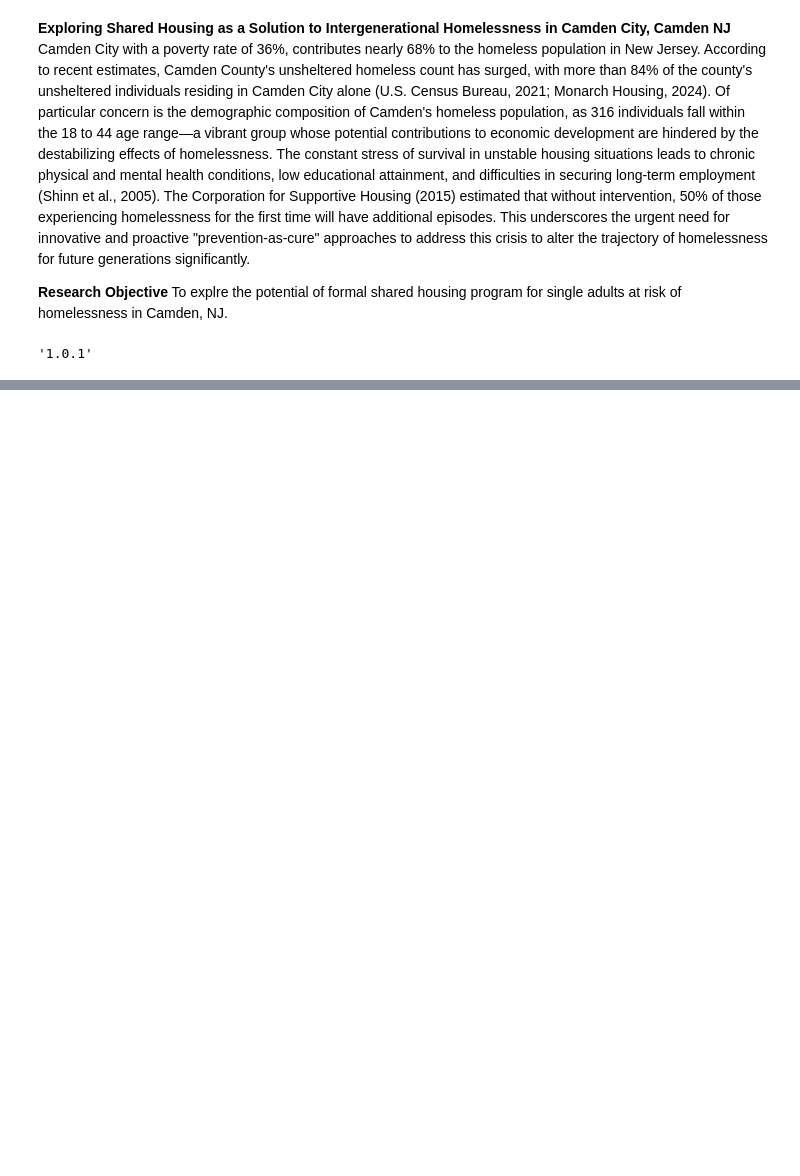
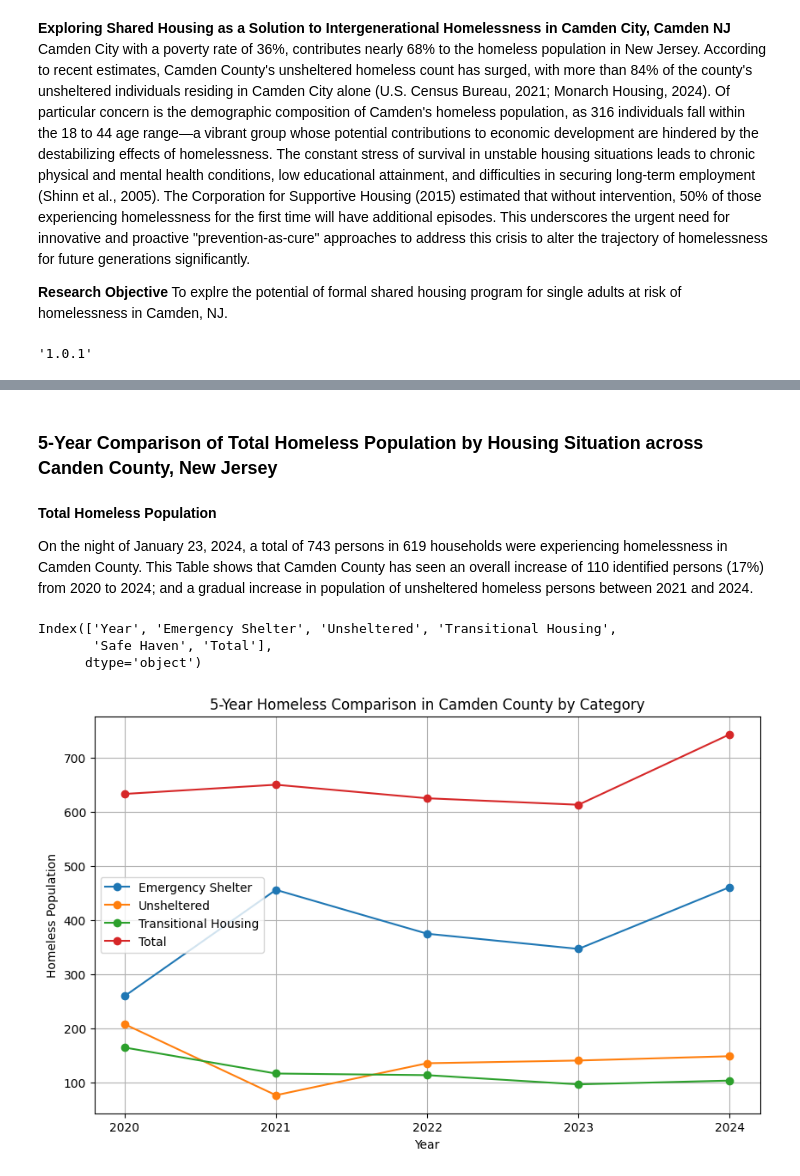
Before and after one commit to Funmiadebajo/GIS, a Jupyter notebook: Sample ps3.ipynb, the cells around one changed output, grey strips where cells are left out. Drawn from its saved outputs; the diff is of its cells as text; code cells hidden in the pictures; blank space fills up the shorter version.

```diff
--- a/Sample ps3.ipynb
+++ b/Sample ps3.ipynb
@@ -105 +124,48 @@ See the caveats in the documentation: https://pandas.pydata.org/pandas-docs/stab
+# %% [markdown]
+### 5-Year Comparison of Total Homeless Population by Housing Situation across Canden County, New Jersey
+# %% [markdown]
+**Total Homeless Population**
+
+On the night of January 23, 2024, a total of 743 persons in 619 households were experiencing homelessness in Camden County. This Table shows that Camden County has seen an overall increase of 110 identified persons
+(17%) from 2020 to 2024; and a gradual increase in population of unsheltered homeless persons between 2021 and 2024.
+# %%
+import pandas as pd
+import matplotlib.pyplot as plt
+
+# Load the data from the raw Excel file
+CountyFive = pd.read_excel('https://raw.githubusercontent.com/Funmiadebajo/GIS/main/5%20year%20homeless%20comparison.xlsx', engine='openpyxl')
+
+# Strip whitespace from the column names
+CountyFive.columns = CountyFive.columns.str.strip()
+
+# Convert the 'Year' column to integers
+CountyFive['Year'] = CountyFive['Year'].astype(int)
+
+# Check the cleaned column names
+print(CountyFive.columns)
+
+# Set the figure size for the plot
+plt.figure(figsize=(10, 6))
+
+# Plot each category against the Year
+plt.plot(CountyFive['Year'], CountyFive['Emergency Shelter'], marker='o', label='Emergency Shelter')
+plt.plot(CountyFive['Year'], CountyFive['Unsheltered'], marker='o', label='Unsheltered')
+plt.plot(CountyFive['Year'], CountyFive['Transitional Housing'], marker='o', label='Transitional Housing')
+plt.plot(CountyFive['Year'], CountyFive['Total'], marker='o', label='Total')
+
+# Set titles and labels
+plt.title('5-Year Homeless Comparison in Camden County by Category')
+plt.xlabel('Year')
+plt.ylabel('Homeless Population')
+plt.xticks(CountyFive['Year'])  # Set x-ticks to be the year values
+plt.legend()
+plt.grid(True)
+
+# Show the plot
+plt.show();
+# %% [output]
+Index(['Year', 'Emergency Shelter', 'Unsheltered', 'Transitional Housing',
+       'Safe Haven', 'Total'],
+      dtype='object')
+[figure, added]
 # %%
```
Also changed, not shown: parts of 30 cells of this notebook.
